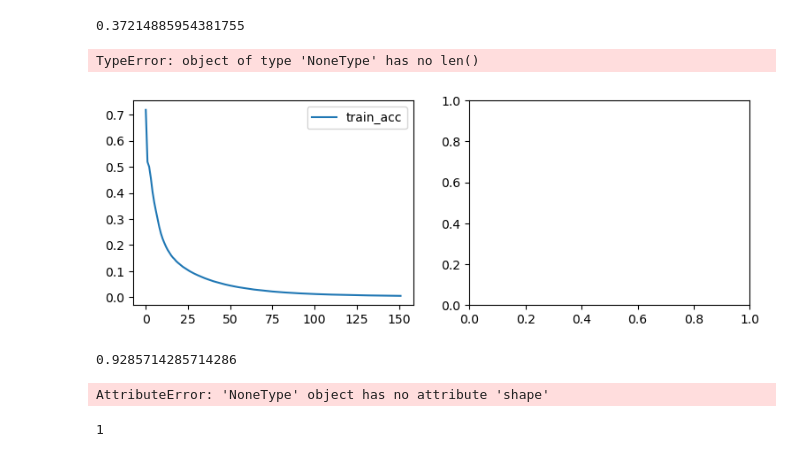
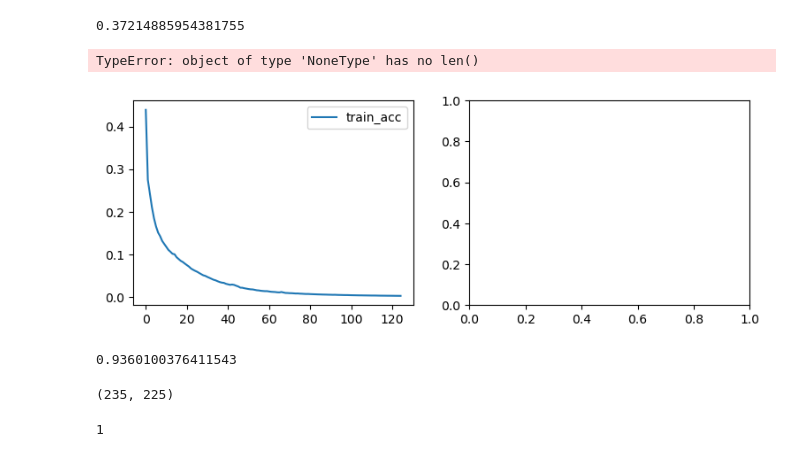
Before and after one commit to feanor3/tesi, a Jupyter notebook: analysis.ipynb, the cells around one changed output. Cells and saved outputs as stored; diff of their text form; code cells hidden in the pictures.

```diff
--- a/analysis.ipynb
+++ b/analysis.ipynb
@@ -80,12 +80,13 @@ t = (temps > T_CRIT).astype(int)
 0.37214885954381755
 # %%
 L=15
-lt, ut, t_step = 0.7, 3.2, 0.003
-n = int((ut-lt) / t_step) # number of datapoints
+lt, ut, t_step = 0.7, 3.2, 0.002
+ # number of datapoints
 T_CRIT = 2.2691853 # k_b * T_C / J  with k_b=1, J = interaction constant
 
 data = np.load(f"data/{L}.npy")
 temps = np.load(f"data/{L}_temp.npy")
+n = data.shape[0]
 
 # target value
 t = (temps > T_CRIT).astype(int)
@@ -106,42 +107,42 @@ data_val = data[a:b]
 data_test = data[b:]
 
 t_train = t[:a]
 t_val = t[a:b]
 t_test = t[b:]
 
 # CLASSIFIER TRAINING
 #clf = MLPBinary(dim_hidden=dim_hidden, tolerance=tol)
 #clf.fit(data_train, t_train, X_val=data_val, t_val=t_val ,lr=lr)
 
 # using skleanr
 clf = MLPClassifier()
 clf.fit(data_train, t_train)
 
 # plotting accuracy and loss
 fig, (ax1, ax2) = plt.subplots(nrows=1,ncols=2, figsize=(9,3))
 
 
 E = len(clf.loss_curve_)
 ax1.plot(np.arange(E), clf.loss_curve_)
 
 ax1.legend(["train_acc", "val_acc"])
 
 ax2.plot(np.arange(len(clf.validation_scores_)), clf.validation_scores_)
 
 ax2.set_ylabel("Loss"), ax2.set_xlabel("Accuracy")
 ax1.set_xlabel("Epochs"), ax2.set_xlabel("Epochs")
 ax2.legend(["train_loss", "val_loss"])
 # %% [output]
 TypeError: object of type 'NoneType' has no len()
-[figure, old version]
+[figure, new version]
 # %%
 clf.score(data_test, t_test)
 # %% [output]
-0.9285714285714286
+0.9360100376411543
 # %%
-clf.validation_scores_.shape
+data_test.shape
 # %% [output]
-AttributeError: 'NoneType' object has no attribute 'shape'
+(235, 225)
 # %%
 i = 1700
 plt.imshow(data[i].reshape(10,10), cmap='grey') # 1 white, -1 black
```
Also changed, not shown: parts of 2 cells of this notebook, 1 other file.
